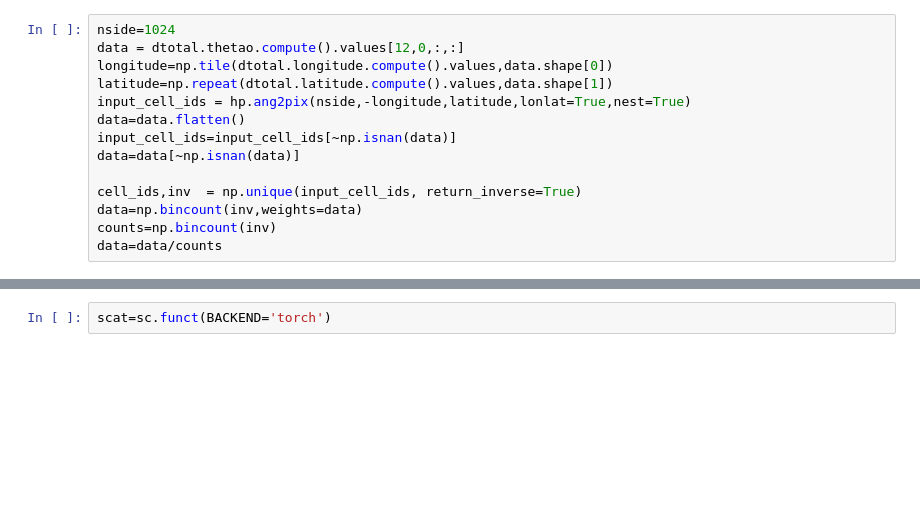
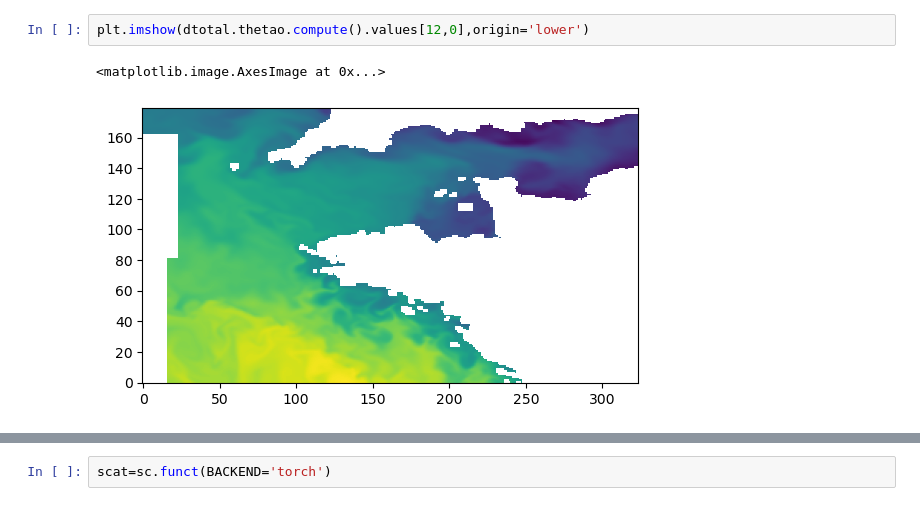
Before and after one commit to IAOCEA/demo-foscat-pangeo-eosc, a Jupyter notebook: local_foscat.ipynb, the cells around one changed output, grey strips where cells are left out. Drawn from its saved outputs; the diff is of its cells as text; blank space fills up the shorter version.

```diff
--- a/local_foscat.ipynb
+++ b/local_foscat.ipynb
@@ -47,17 +87,8 @@ source :
 NEMO3.6
 title :
 Ocean 3D hourly mean fields for the Iberia-Biscay-Ireland (IBI) region
-# %%
-nside=1024
-data = dtotal.thetao.compute().values[12,0,:,:]
-longitude=np.tile(dtotal.longitude.compute().values,data.shape[0])
-latitude=np.repeat(dtotal.latitude.compute().values,data.shape[1])
-input_cell_ids = hp.ang2pix(nside,-longitude,latitude,lonlat=True,nest=True)
-data=data.flatten()
-input_cell_ids=input_cell_ids[~np.isnan(data)]
-data=data[~np.isnan(data)]
-
-cell_ids,inv  = np.unique(input_cell_ids, return_inverse=True)
-data=np.bincount(inv,weights=data)
-counts=np.bincount(inv)
-data=data/counts
+# %%
+plt.imshow(dtotal.thetao.compute().values[12,0],origin='lower')
+# %% [output]
+<matplotlib.image.AxesImage at 0x...>
+[figure, added]
```
Also changed, not shown: parts of 11 cells of this notebook.
